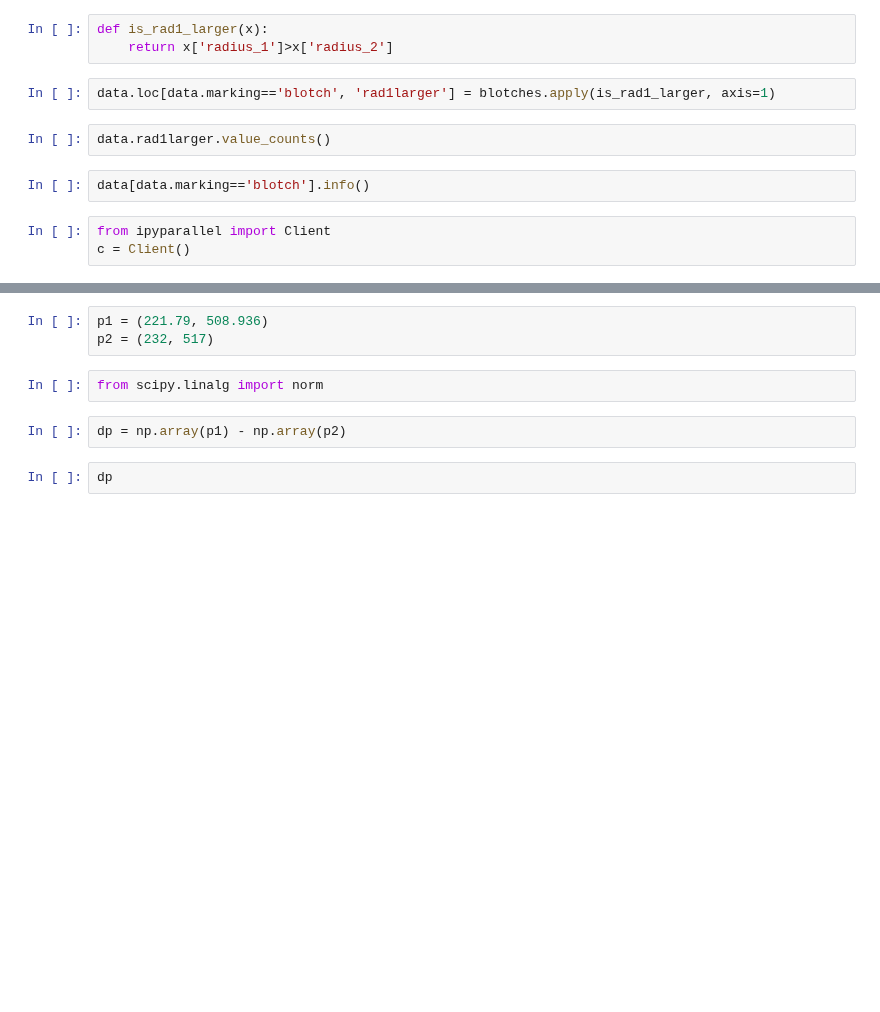
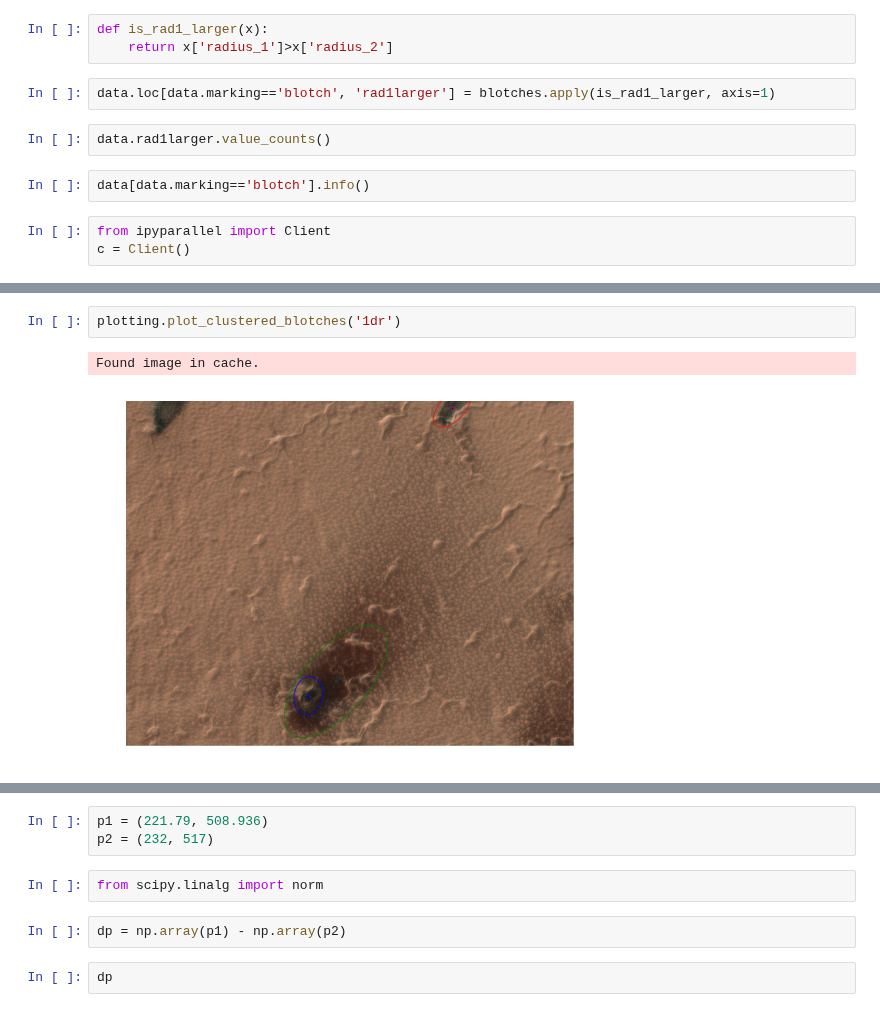
Before and after one commit to michaelaye/planet4, a Jupyter notebook: notebooks/test_pipeline.ipynb, the cells around one changed output, grey strips where cells are left out. Cells and saved outputs as stored; diff of their text form; blank space fills up the shorter version.

```diff
--- a/notebooks/test_pipeline.ipynb
+++ b/notebooks/test_pipeline.ipynb
@@ -52,0 +99,5 @@ process_imgid('19g')
+# %%
+plotting.plot_clustered_blotches('1dr')
+# %% [output]
+Found image in cache.
+[figure, added]
```
Also changed, not shown: parts of 13 cells of this notebook, 1 other file.
